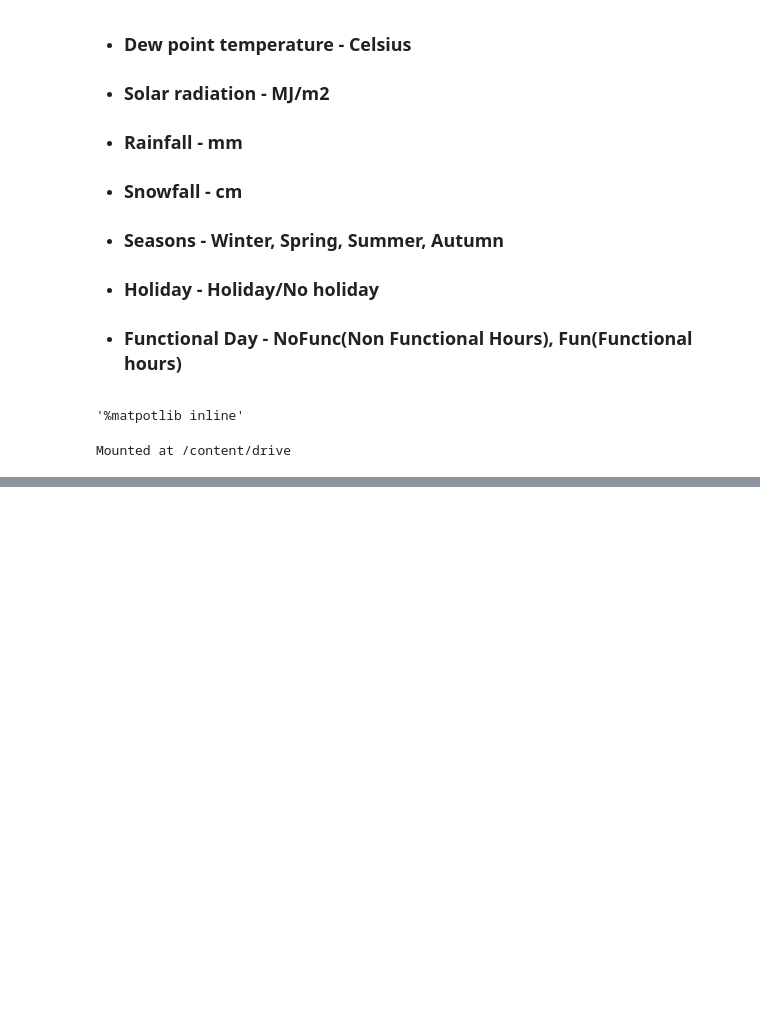
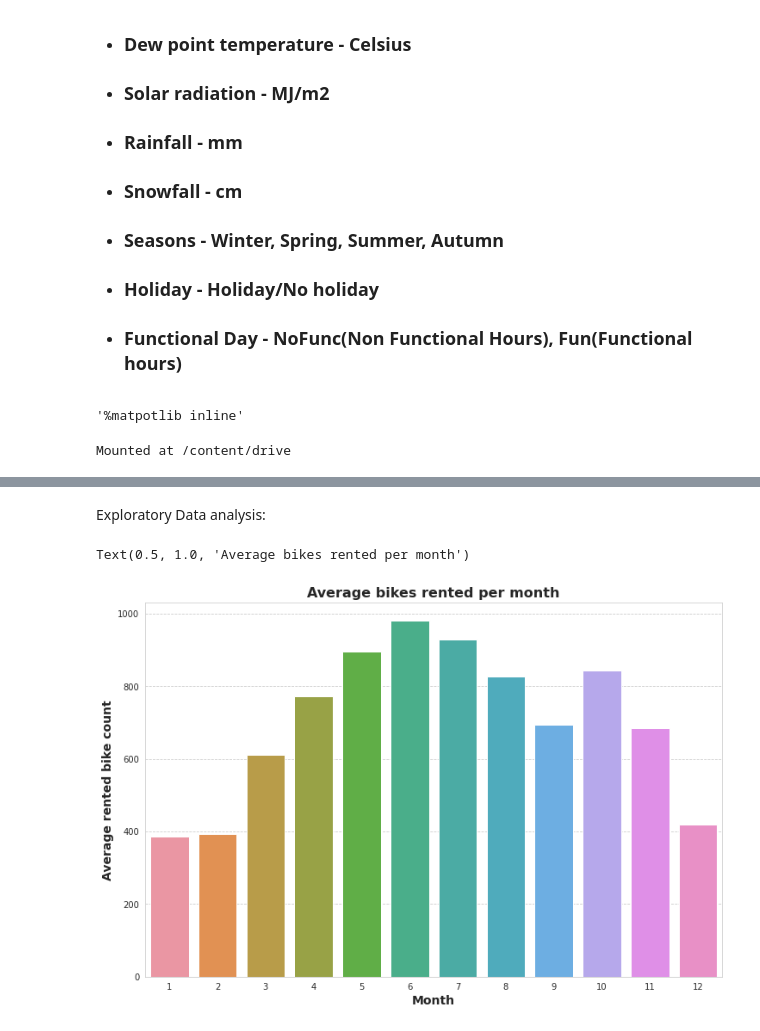
Before and after one commit to MohammedSaudh/Bike_Sharing_Demand_Prediction, a Jupyter notebook: Bike_Sharing_Demand_Prediction_Capstone_Project.ipynb, the cells around one changed output, grey strips where cells are left out. Drawn from its saved outputs; the diff is of its cells as text; code cells hidden in the pictures; blank space fills up the shorter version.

```diff
--- a/Bike_Sharing_Demand_Prediction_Capstone_Project.ipynb
+++ b/Bike_Sharing_Demand_Prediction_Capstone_Project.ipynb
@@ -51,0 +152,14 @@ seoul_bike_data = pd.read_csv('/content/drive/MyDrive/Colab Notebooks/Almabetter
+# %% [markdown]
+Exploratory Data analysis:
+# %%
+#Checking average count of rented bikes per month
+monthly_avg_data = seoul_bike_data.groupby('month')['Rented Bike Count'].mean()
+monthly_avg_data = monthly_avg_data.reset_index()
+plt.figure(figsize=(12,8))
+sns.barplot(x='month', y= 'Rented Bike Count', data= monthly_avg_data)
+plt.xlabel('Month' ,fontweight='bold', size=14)
+plt.ylabel('Average rented bike count',fontweight='bold', size=14 )
+plt.title('Average bikes rented per month', fontweight='bold', size=16)
+# %% [output]
+Text(0.5, 1.0, 'Average bikes rented per month')
+[figure, added]
```
Also changed, not shown: parts of 34 cells of this notebook.
